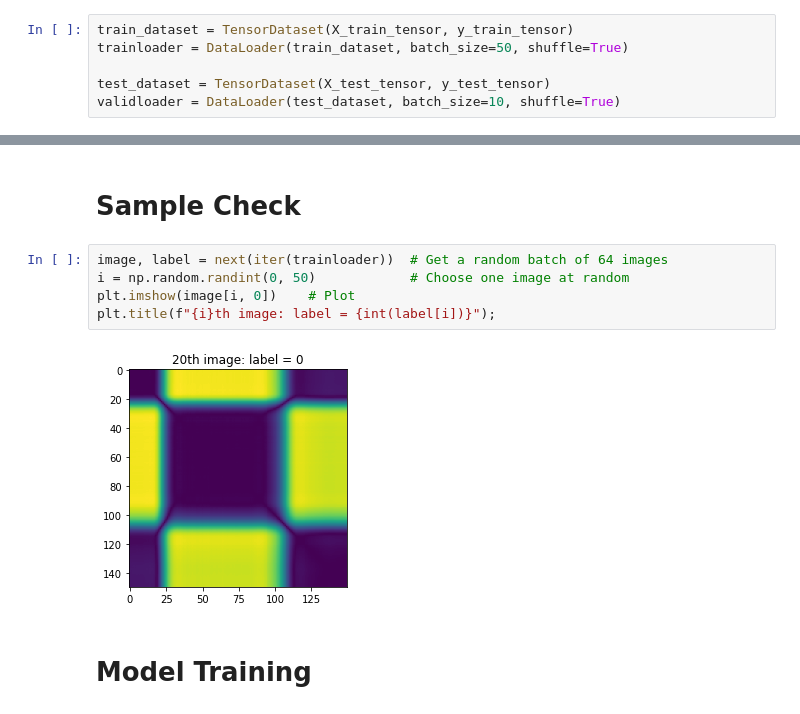
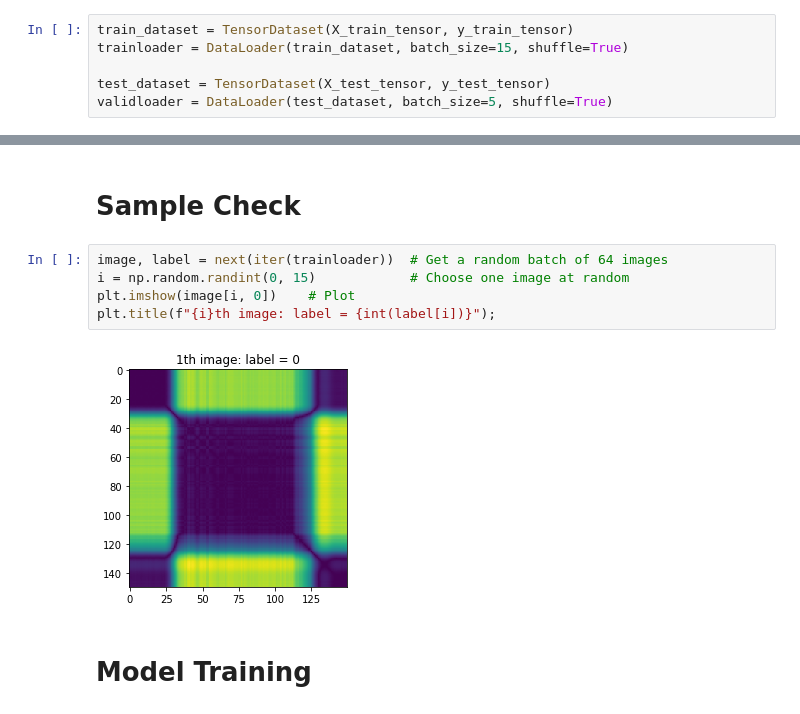
Before and after one commit to johnwslee/Data_Science_Libraries, a Jupyter notebook: recurrence_plot/recurrence_plot_test.ipynb, the cells around one changed output, grey strips where cells are left out. Cells and saved outputs as stored; diff of their text form.

Commit message:
Modifies the batch_size

```diff
--- a/recurrence_plot/recurrence_plot_test.ipynb
+++ b/recurrence_plot/recurrence_plot_test.ipynb
@@ -122,10 +122,10 @@ X_test_tensor = X_test_tensor.unsqueeze(1)
 y_test_tensor = torch.Tensor(y_test)
 # %%
 train_dataset = TensorDataset(X_train_tensor, y_train_tensor)
-trainloader = DataLoader(train_dataset, batch_size=50, shuffle=True)
+trainloader = DataLoader(train_dataset, batch_size=15, shuffle=True)
 
 test_dataset = TensorDataset(X_test_tensor, y_test_tensor)
-validloader = DataLoader(test_dataset, batch_size=10, shuffle=True)
+validloader = DataLoader(test_dataset, batch_size=5, shuffle=True)
 # %% [markdown]
 # Preparation for CNN
 # %%
@@ -174,11 +174,11 @@ Estimated Total Size (MB): 0.60
 # Sample Check
 # %%
 image, label = next(iter(trainloader))  # Get a random batch of 64 images
-i = np.random.randint(0, 50)            # Choose one image at random
+i = np.random.randint(0, 15)            # Choose one image at random
 plt.imshow(image[i, 0])    # Plot
 plt.title(f"{i}th image: label = {int(label[i])}");
 # %% [output]
-[figure, old version]
+[figure, new version]
 # %% [markdown]
 # Model Training
 # %%
```
Also changed, not shown: parts of 2 cells of this notebook.
